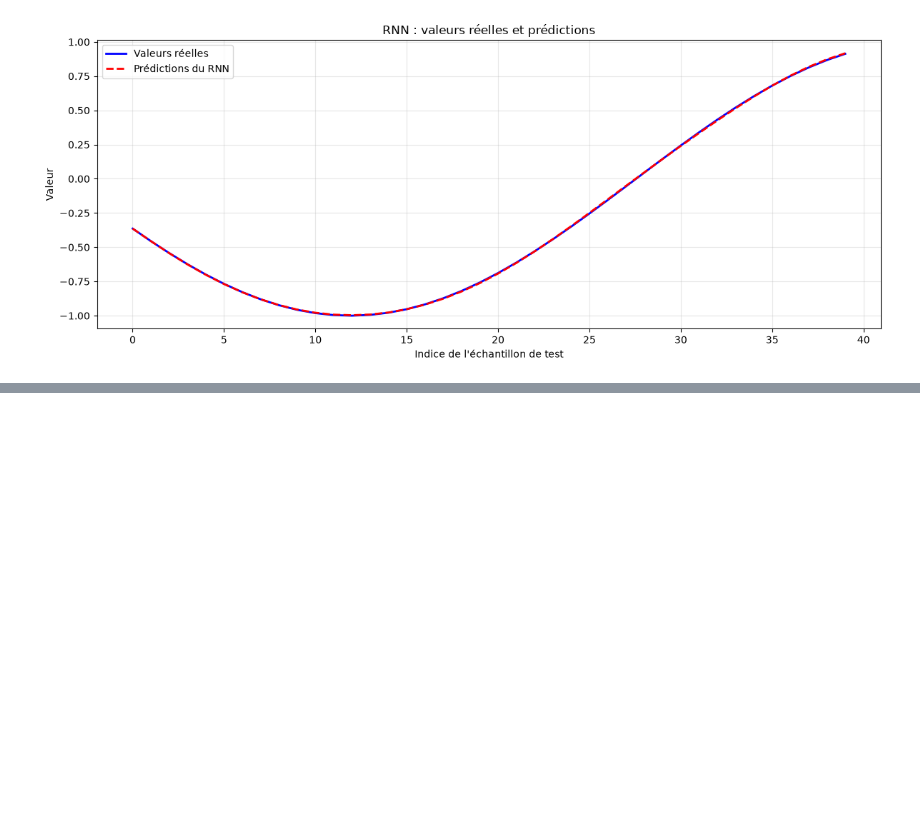
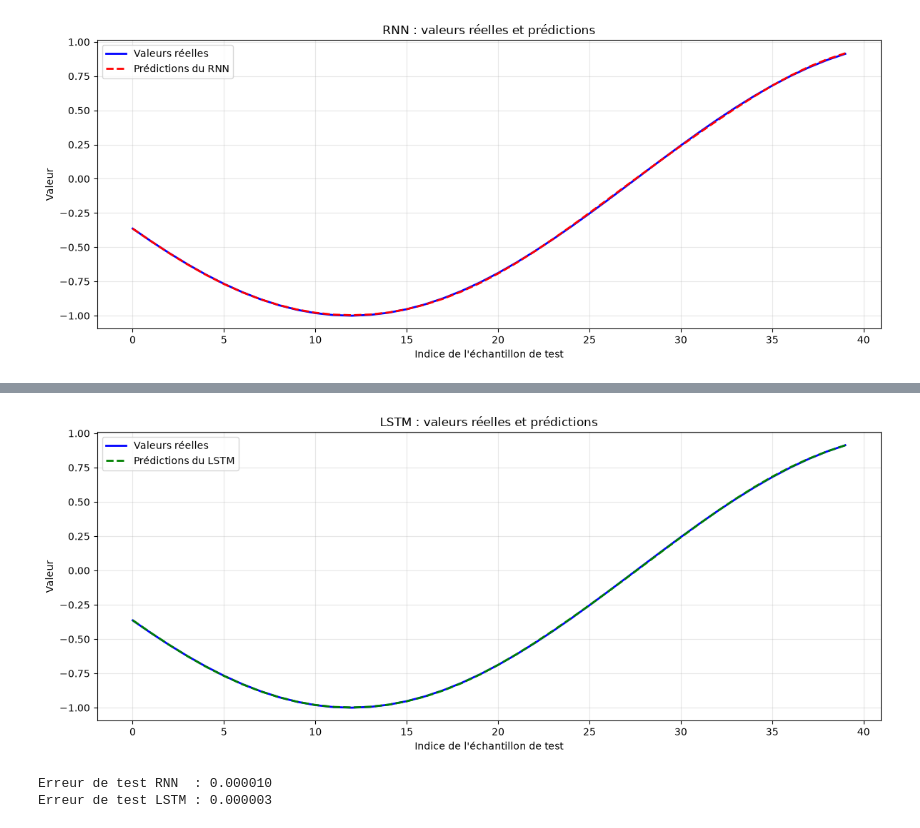
Before and after one commit to bouhouhoussam/TP4_Transformers, a Jupyter notebook: notebooks/tp4_transformer.ipynb, the cells around one changed output, grey strips where cells are left out. Cells and saved outputs as stored; diff of their text form; code cells hidden in the pictures; blank space fills up the shorter version.

Commit message:
Étape 3 : modèle LSTM

```diff
--- a/notebooks/tp4_transformer.ipynb
+++ b/notebooks/tp4_transformer.ipynb
@@ -133,0 +161,23 @@ plt.show()
+# %%
+# Entraînement
+modele_lstm.train()
+for epoch in range(300):
+    predictions = modele_lstm(X_train)
+    perte = critere(predictions, y_train)
+
+    optimiseur.zero_grad()
+    perte.backward()
+    optimiseur.step()
+
+    if (epoch + 1) % 50 == 0:
+        print(f"Epoch {epoch + 1:3d} | Erreur : {perte.item():.6f}")
+
+# Test
+modele_lstm.eval()
+with torch.no_grad():
+    predictions_lstm = modele_lstm(X_test)
+    erreur_test_lstm = critere(predictions_lstm, y_test)
+
+print(f"\nErreur de test : {erreur_test_lstm.item():.6f}")
+print(f"Valeur réelle  : {y_test[0].item():.4f}")
+print(f"Valeur prédite : {predictions_lstm[0].item():.4f}")
@@ -133,0 +195,21 @@ plt.show()
+# %%
+valeurs_reelles = y_test.detach().numpy().reshape(-1)
+valeurs_predites = predictions_lstm.detach().numpy().reshape(-1)
+
+plt.figure(figsize=(12, 5))
+plt.plot(valeurs_reelles, label="Valeurs réelles", color="blue", linewidth=2)
+plt.plot(valeurs_predites, label="Prédictions du LSTM", color="green", linestyle="--", linewidth=2)
+plt.title("LSTM : valeurs réelles et prédictions")
+plt.xlabel("Indice de l'échantillon de test")
+plt.ylabel("Valeur")
+plt.legend()
+plt.grid(True, alpha=0.3)
+plt.tight_layout()
+plt.show()
+
+print(f"Erreur de test RNN  : {erreur_test_rnn.item():.6f}")
+print(f"Erreur de test LSTM : {erreur_test_lstm.item():.6f}")
+# %% [output]
+[figure, added]
+Erreur de test RNN  : 0.000010
+Erreur de test LSTM : 0.000003
```
Also changed, not shown: parts of 3 cells of this notebook, 1 other file.
